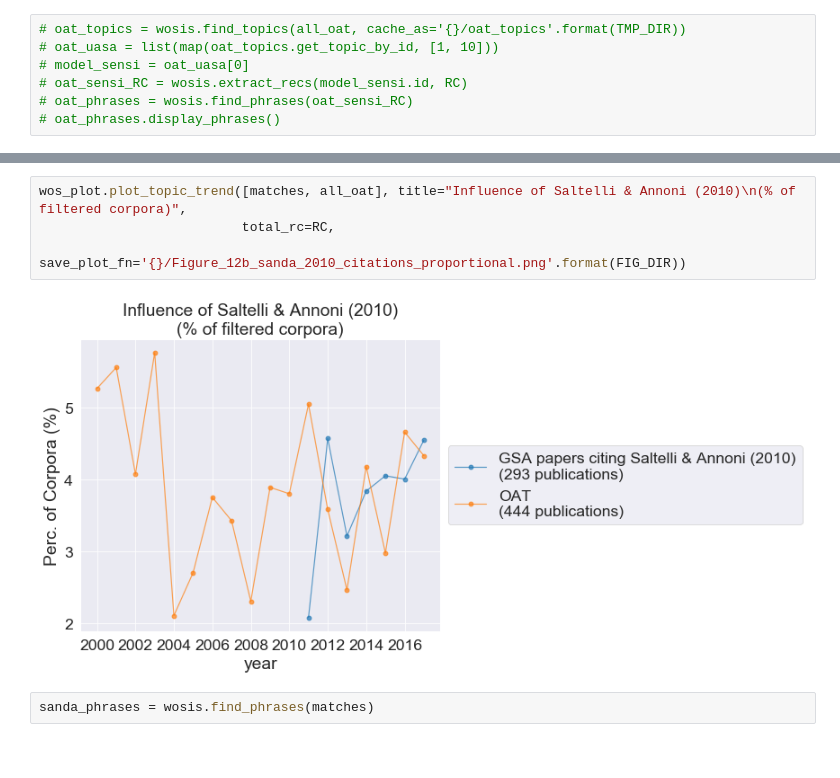
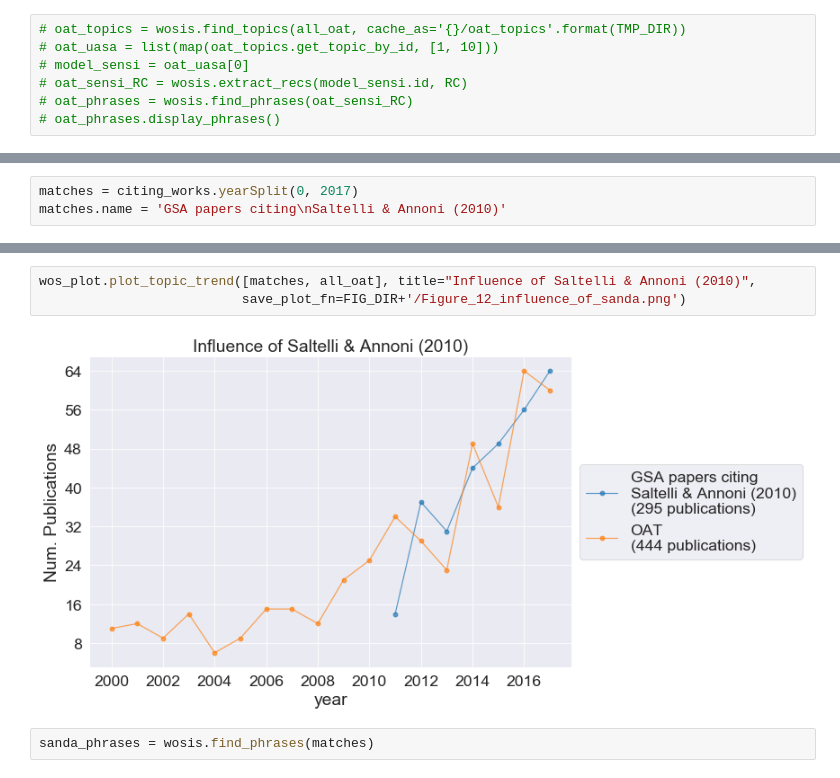
Before and after one commit to frog7/uasa-trends, a Jupyter notebook: notebooks/6 Identifying OAT in the corpora.ipynb, the cells around one changed output, grey strips where cells are left out. Cells and saved outputs as stored; diff of their text form.

```diff
--- a/notebooks/6 Identifying OAT in the corpora.ipynb
+++ b/notebooks/6 Identifying OAT in the corpora.ipynb
@@ -189,0 +186,3 @@ wos_plot.plot_topic_trend([matches, all_oat], title="OAT - absolute publication
+# %%
+matches = citing_works.yearSplit(0, 2017)
+matches.name = 'GSA papers citing\nSaltelli & Annoni (2010)'
@@ -190,9 +210,8 @@ wos_plot.plot_topic_trend([matches, all_oat], title="OAT - absolute publication
 # %%
-wos_plot.plot_topic_trend([matches, all_oat], title="Influence of Saltelli & Annoni (2010)\n(% of filtered corpora)",
-                          total_rc=RC,
-                          save_plot_fn='{}/Figure_12b_sanda_2010_citations_proportional.png'.format(FIG_DIR))
+wos_plot.plot_topic_trend([matches, all_oat], title="Influence of Saltelli & Annoni (2010)",
+                          save_plot_fn=FIG_DIR+'/Figure_12_influence_of_sanda.png')
 # %% [output]
-[figure, old version]
+[figure, new version]
 # %%
 sanda_phrases = wosis.find_phrases(matches)
 # %%
```
Also changed, not shown: parts of 12 cells of this notebook, 7 other files.
